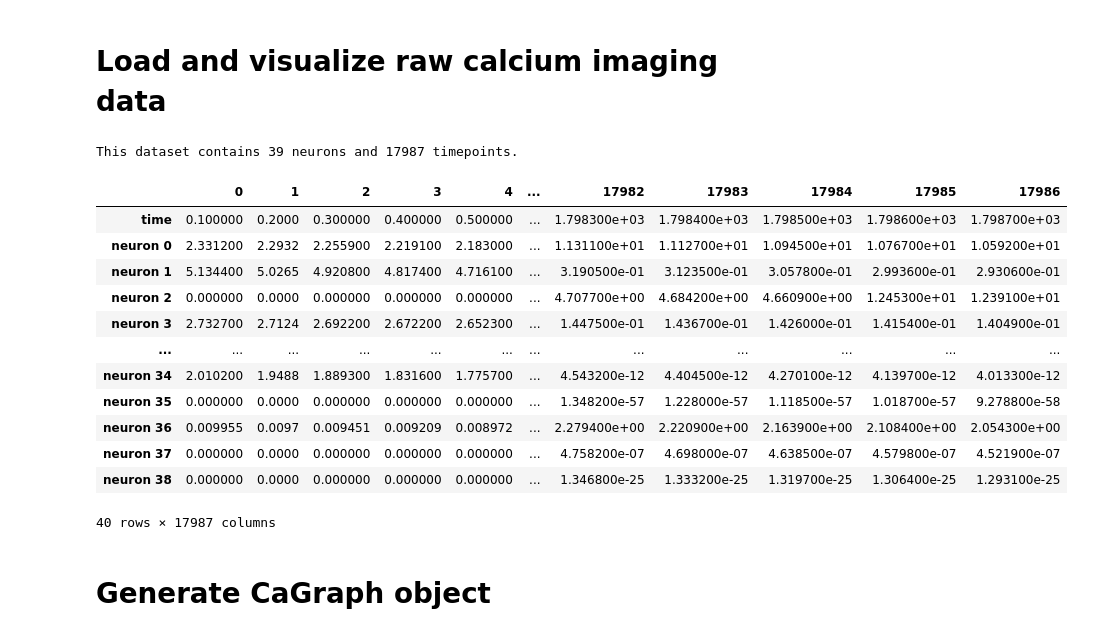
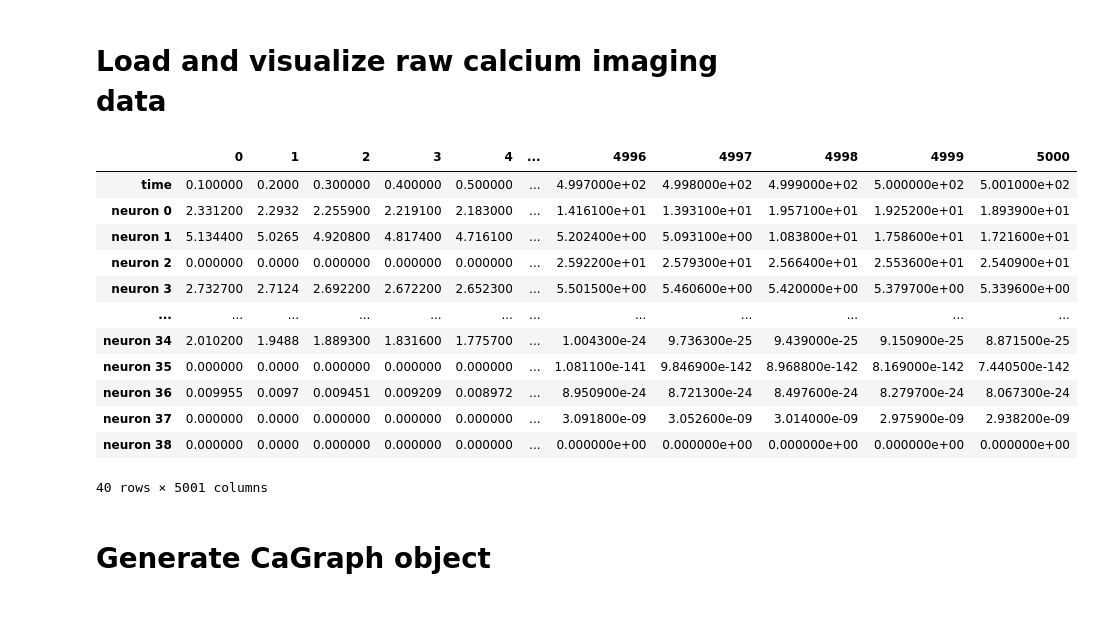
Before and after one commit to vporubsky/CaGraph, a Jupyter notebook: analysis_tutorial.ipynb, the cells around one changed output. Drawn from its saved outputs; the diff is of its cells as text; code cells hidden in the pictures.

```diff
--- a/analysis_tutorial.ipynb
+++ b/analysis_tutorial.ipynb
@@ -52,31 +52,30 @@ FILENAME = 'bla_dataset.csv'
 # Load and visualize raw calcium imaging data  <a class="anchor" id="load-data"></a>
 # %%
 # Generate graph object from numpy.ndarray
-data = np.genfromtxt(DATA_PATH + FILENAME, delimiter=',')
-print(f"This dataset contains {data.shape[0] - 1} neurons and {data.shape[1]} timepoints.")
+data = np.genfromtxt(DATA_PATH + FILENAME, delimiter=',')[:,0:5001]
+# print(f"This dataset contains {data.shape[0] - 1} neurons and {data.shape[1]} timepoints.")
 
 # Visualize raw data using pandas.DataFrame
 df = pd.DataFrame(data)
 build_index = ['time']
 for i in range(data.shape[0] - 1):
     build_index.append('neuron ' + str(i))
 df.index = build_index
 display(df)
 # %% [output]
+|  | 0 | 1 | 2 | 3 | 4 | ... | 4996 | 4997 | 4998 | 4999 | 5000 |
+| time | 0.100000 | 0.2000 | 0.300000 | 0.400000 | 0.500000 | ... | 4.997000e+02 | 4.998000e+02 | 4.999000e+02 | 5.000000e+02 | 5.001000e+02 |
+| neuron 0 | 2.331200 | 2.2932 | 2.255900 | 2.219100 | 2.183000 | ... | 1.416100e+01 | 1.393100e+01 | 1.957100e+01 | 1.925200e+01 | 1.893900e+01 |
+| neuron 1 | 5.134400 | 5.0265 | 4.920800 | 4.817400 | 4.716100 | ... | 5.202400e+00 | 5.093100e+00 | 1.083800e+01 | 1.758600e+01 | 1.721600e+01 |
+| neuron 2 | 0.000000 | 0.0000 | 0.000000 | 0.000000 | 0.000000 | ... | 2.592200e+01 | 2.579300e+01 | 2.566400e+01 | 2.553600e+01 | 2.540900e+01 |
+| neuron 3 | 2.732700 | 2.7124 | 2.692200 | 2.672200 | 2.652300 | ... | 5.501500e+00 | 5.460600e+00 | 5.420000e+00 | 5.379700e+00 | 5.339600e+00 |
+| ... | ... | ... | ... | ... | ... | ... | ... | ... | ... | ... | ... |
+| neuron 34 | 2.010200 | 1.9488 | 1.889300 | 1.831600 | 1.775700 | ... | 1.004300e-24 | 9.736300e-25 | 9.439000e-25 | 9.150900e-25 | 8.871500e-25 |
+| neuron 35 | 0.000000 | 0.0000 | 0.000000 | 0.000000 | 0.000000 | ... | 1.081100e-141 | 9.846900e-142 | 8.968800e-142 | 8.169000e-142 | 7.440500e-142 |
+| neuron 36 | 0.009955 | 0.0097 | 0.009451 | 0.009209 | 0.008972 | ... | 8.950900e-24 | 8.721300e-24 | 8.497600e-24 | 8.279700e-24 | 8.067300e-24 |
+| neuron 37 | 0.000000 | 0.0000 | 0.000000 | 0.000000 | 0.000000 | ... | 3.091800e-09 | 3.052600e-09 | 3.014000e-09 | 2.975900e-09 | 2.938200e-09 |
+| neuron 38 | 0.000000 | 0.0000 | 0.000000 | 0.000000 | 0.000000 | ... | 0.000000e+00 | 0.000000e+00 | 0.000000e+00 | 0.000000e+00 | 0.000000e+00 |
-This dataset contains 39 neurons and 17987 timepoints.
+40 rows × 5001 columns
-|  | 0 | 1 | 2 | 3 | 4 | ... | 17982 | 17983 | 17984 | 17985 | 17986 |
-| time | 0.100000 | 0.2000 | 0.300000 | 0.400000 | 0.500000 | ... | 1.798300e+03 | 1.798400e+03 | 1.798500e+03 | 1.798600e+03 | 1.798700e+03 |
-| neuron 0 | 2.331200 | 2.2932 | 2.255900 | 2.219100 | 2.183000 | ... | 1.131100e+01 | 1.112700e+01 | 1.094500e+01 | 1.076700e+01 | 1.059200e+01 |
-| neuron 1 | 5.134400 | 5.0265 | 4.920800 | 4.817400 | 4.716100 | ... | 3.190500e-01 | 3.123500e-01 | 3.057800e-01 | 2.993600e-01 | 2.930600e-01 |
-| neuron 2 | 0.000000 | 0.0000 | 0.000000 | 0.000000 | 0.000000 | ... | 4.707700e+00 | 4.684200e+00 | 4.660900e+00 | 1.245300e+01 | 1.239100e+01 |
-| neuron 3 | 2.732700 | 2.7124 | 2.692200 | 2.672200 | 2.652300 | ... | 1.447500e-01 | 1.436700e-01 | 1.426000e-01 | 1.415400e-01 | 1.404900e-01 |
-| ... | ... | ... | ... | ... | ... | ... | ... | ... | ... | ... | ... |
-| neuron 34 | 2.010200 | 1.9488 | 1.889300 | 1.831600 | 1.775700 | ... | 4.543200e-12 | 4.404500e-12 | 4.270100e-12 | 4.139700e-12 | 4.013300e-12 |
-| neuron 35 | 0.000000 | 0.0000 | 0.000000 | 0.000000 | 0.000000 | ... | 1.348200e-57 | 1.228000e-57 | 1.118500e-57 | 1.018700e-57 | 9.278800e-58 |
-| neuron 36 | 0.009955 | 0.0097 | 0.009451 | 0.009209 | 0.008972 | ... | 2.279400e+00 | 2.220900e+00 | 2.163900e+00 | 2.108400e+00 | 2.054300e+00 |
-| neuron 37 | 0.000000 | 0.0000 | 0.000000 | 0.000000 | 0.000000 | ... | 4.758200e-07 | 4.698000e-07 | 4.638500e-07 | 4.579800e-07 | 4.521900e-07 |
-| neuron 38 | 0.000000 | 0.0000 | 0.000000 | 0.000000 | 0.000000 | ... | 1.346800e-25 | 1.333200e-25 | 1.319700e-25 | 1.306400e-25 | 1.293100e-25 |
-40 rows × 17987 columns
 # %% [markdown]
 # Generate CaGraph object <a class="anchor" id="cagraph-object"></a>
 # %%
```
Also changed, not shown: parts of 4 cells of this notebook, 2 other files.
